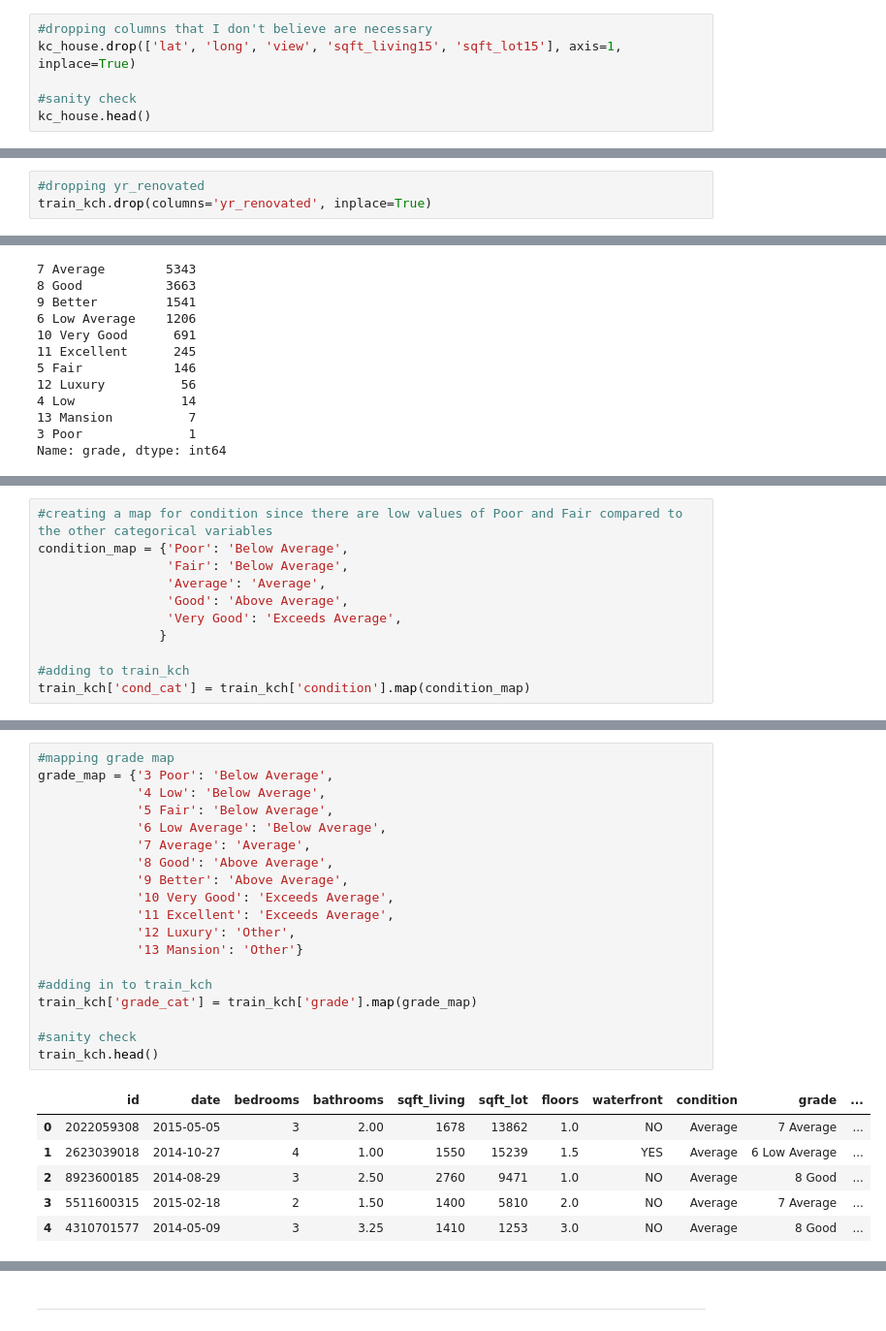
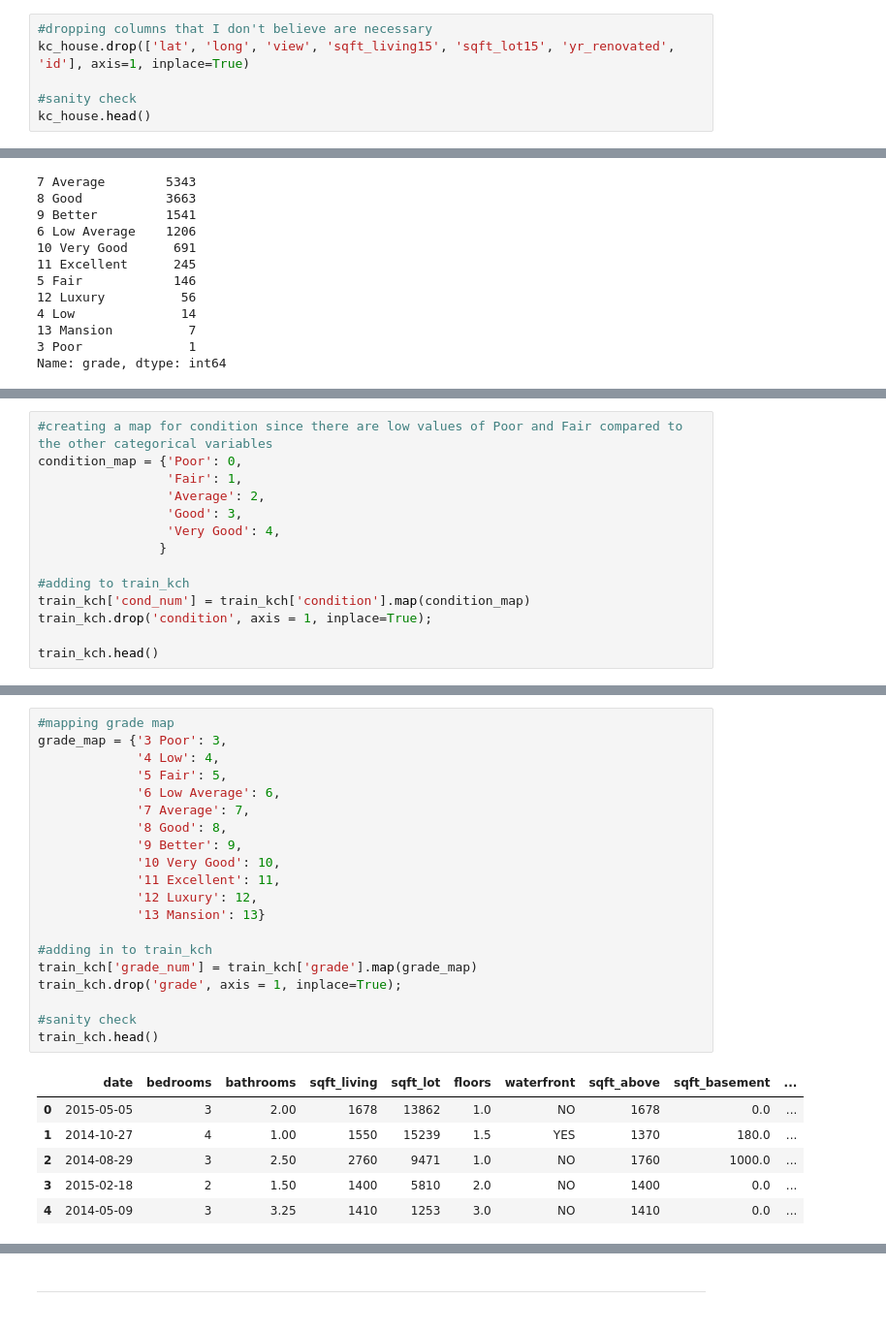
Before and after one commit to btbruno20/Analyzing-King-County-Housing, a Jupyter notebook: kingCounty_housing_regression.ipynb, the cells around one changed output, grey strips where cells are left out. Shown at 97% size. Drawn from its saved outputs; the diff is of its cells as text.

```diff
--- a/kingCounty_housing_regression.ipynb
+++ b/kingCounty_housing_regression.ipynb
@@ -59,7 +60,7 @@ dtypes: datetime64[ns](1), float64(6), int64(9), object(5)
 memory usage: 3.5+ MB
 # %%
 #dropping columns that I don't believe are necessary
-kc_house.drop(['lat', 'long', 'view', 'sqft_living15', 'sqft_lot15'], axis=1, inplace=True)
+kc_house.drop(['lat', 'long', 'view', 'sqft_living15', 'sqft_lot15', 'yr_renovated', 'id'], axis=1, inplace=True)
 
 #sanity check
 kc_house.head()
@@ -172,6 +154,3 @@ Will drop yr_renovated since its too much to impute and keep waterfront since cu
-# %%
-#dropping yr_renovated
-train_kch.drop(columns='yr_renovated', inplace=True)
 # %%
 #dropping missing values from waterfront
 train_kch = train_kch.dropna().reset_index(drop=True)
@@ -350,11 +429,14 @@ For grade:
 # %%
 #creating a map for condition since there are low values of Poor and Fair compared to the other categorical variables
-condition_map = {'Poor': 'Below Average',
-                 'Fair': 'Below Average',
-                 'Average': 'Average',
-                 'Good': 'Above Average',
-                 'Very Good': 'Exceeds Average',
+condition_map = {'Poor': 0,
+                 'Fair': 1,
+                 'Average': 2,
+                 'Good': 3,
+                 'Very Good': 4,
                 }
 
 #adding to train_kch
-train_kch['cond_cat'] = train_kch['condition'].map(condition_map)
+train_kch['cond_num'] = train_kch['condition'].map(condition_map)
+train_kch.drop('condition', axis = 1, inplace=True);
+
+train_kch.head()
@@ -361,26 +450,27 @@ train_kch['cond_cat'] = train_kch['condition'].map(condition_map)
 # %%
 #mapping grade map
-grade_map = {'3 Poor': 'Below Average',
-             '4 Low': 'Below Average',
-             '5 Fair': 'Below Average',
-             '6 Low Average': 'Below Average',
-             '7 Average': 'Average',
-             '8 Good': 'Above Average',
-             '9 Better': 'Above Average',
-             '10 Very Good': 'Exceeds Average',
-             '11 Excellent': 'Exceeds Average',
-             '12 Luxury': 'Other',
-             '13 Mansion': 'Other'}
+grade_map = {'3 Poor': 3,
+             '4 Low': 4,
+             '5 Fair': 5,
+             '6 Low Average': 6,
+             '7 Average': 7,
+             '8 Good': 8,
+             '9 Better': 9,
+             '10 Very Good': 10,
+             '11 Excellent': 11,
+             '12 Luxury': 12,
+             '13 Mansion': 13}
 
 #adding in to train_kch
-train_kch['grade_cat'] = train_kch['grade'].map(grade_map)
+train_kch['grade_num'] = train_kch['grade'].map(grade_map)
+train_kch.drop('grade', axis = 1, inplace=True);
 
 #sanity check
 train_kch.head()
 # %% [output]
-|  | id | date | bedrooms | bathrooms | sqft_living | sqft_lot | floors | waterfront | condition | grade | ... |
-| 0 | 2022059308 | 2015-05-05 | 3 | 2.00 | 1678 | 13862 | 1.0 | NO | Average | 7 Average | ... |
-| 1 | 2623039018 | 2014-10-27 | 4 | 1.00 | 1550 | 15239 | 1.5 | YES | Average | 6 Low Average | ... |
-| 2 | 8923600185 | 2014-08-29 | 3 | 2.50 | 2760 | 9471 | 1.0 | NO | Average | 8 Good | ... |
-| 3 | 5511600315 | 2015-02-18 | 2 | 1.50 | 1400 | 5810 | 2.0 | NO | Average | 7 Average | ... |
-| 4 | 4310701577 | 2014-05-09 | 3 | 3.25 | 1410 | 1253 | 3.0 | NO | Average | 8 Good | ... |
+|  | date | bedrooms | bathrooms | sqft_living | sqft_lot | floors | waterfront | sqft_above | sqft_basement | ... |
+| 0 | 2015-05-05 | 3 | 2.00 | 1678 | 13862 | 1.0 | NO | 1678 | 0.0 | ... |
+| 1 | 2014-10-27 | 4 | 1.00 | 1550 | 15239 | 1.5 | YES | 1370 | 180.0 | ... |
+| 2 | 2014-08-29 | 3 | 2.50 | 2760 | 9471 | 1.0 | NO | 1760 | 1000.0 | ... |
+| 3 | 2015-02-18 | 2 | 1.50 | 1400 | 5810 | 2.0 | NO | 1400 | 0.0 | ... |
+| 4 | 2014-05-09 | 3 | 3.25 | 1410 | 1253 | 3.0 | NO | 1410 | 0.0 | ... |
```
Also changed, not shown: parts of 30 cells of this notebook.
